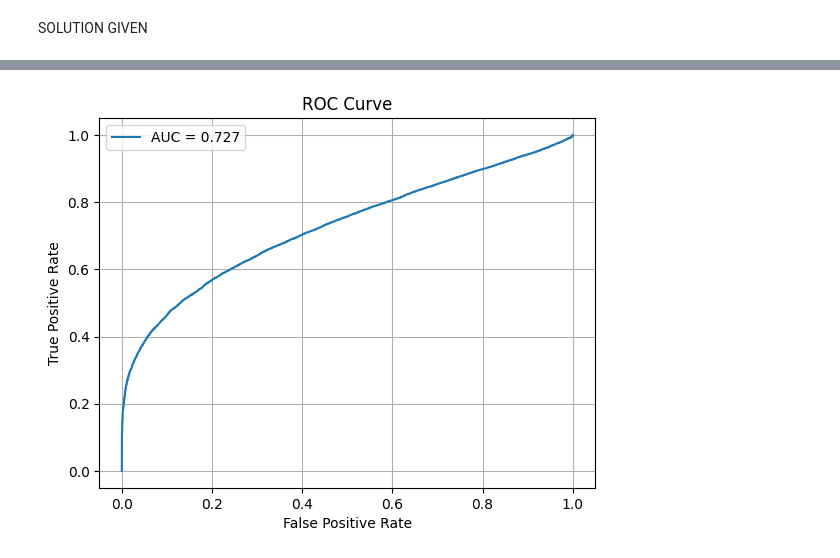
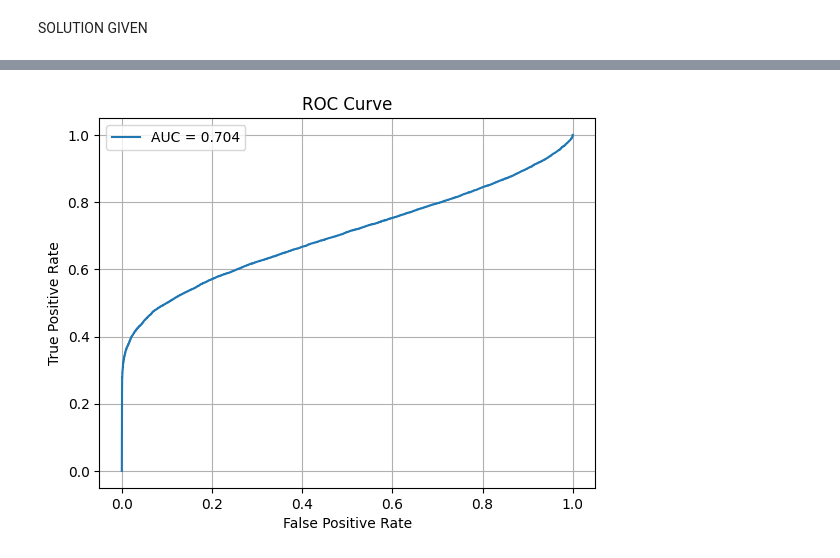
Before and after one commit to hanggao811/AnomalyDetectionLIGO, a Jupyter notebook: AE_simplest.ipynb, the cells around one changed output, grey strips where cells are left out. Cells and saved outputs as stored; diff of their text form; code cells hidden in the pictures.

```diff
--- a/AE_simplest.ipynb
+++ b/AE_simplest.ipynb
@@ -100,6 +117,8 @@ sglf_train = add_correlation_channel(sglf_train)
 sglf_test = add_correlation_channel(sglf_test)
 background_test_data = add_correlation_channel(background_test_data)
 signal_test_data = add_correlation_channel(signal_test_data)
+kinks = add_correlation_channel(kinks)
+cusps = add_correlation_channel(cusps)
 # %%
 # Add Psd channel using Welch with shape (N_samples, 101)
 fs = 4096
@@ -256,14 +294,14 @@ param_set = [
     {'batch_size': 256, 'dropout': 0.1, 'epochs': 50, 'f1': 32, 'f2': 16, 'f5': 3, 'k1': 16,  'k2': 32, 'k3': 64, 'k4': 128,  'k5': 5,  'lr': 0.001, 's1': 2, 's2': 2}, #0.978,0.984,0.280, before that(no correlation) 0.658,0.413,0.348
     #same feature but adding one more layer at the beginnning to make it symmetry without correlation #(None, 200, 32) (None, 100, 32) (None, 50, 16) (None, 100, 16) (None, 200, 32) (None, 200, 2)  0.942 0.968 0.346 no correlation gives 0.799 0.404 0.322
     #its not perfectly symmetric, let me try this
-    {'batch_size': 256, 'dropout': 0.1, 'epochs': 50, 'f1': 3, 'f2': 8, 'f3': 32, 'f4':128, 'k1': 4,  'k2':8 , 'k3': 16, 'k4':32, 'lr': 0.001, 's1': 1, 's2': 2, 's3':2, 's4':1}
+    {'batch_size': 700, 'dropout': 0.1, 'epochs': 50, 'f1': 3, 'f2': 8, 'f3': 32, 'f4':128, 'k1': 4,  'k2':8 , 'k3': 16, 'k4':32, 'lr': 0.001, 's1': 1, 's2': 2, 's3':2, 's4':1}
 
 
 ]
 params = param_set[1]
 AE = Autoencoder(input_shape=(200, 3),stft_shape=bg_train_stft.shape[1:], **params)
 AE.build_model()
-AE.model_.fit(background_train,{"reconstructed_signal":background_train,"predicted_stft":bg_train_stft},epochs=AE.epochs,batch_size=AE.batch_size,validation_split=0.2,verbose=1,callbacks=[EarlyStopping(monitor='val_loss', patience=5, restore_best_weights=True)])
+AE.model_.fit(background_train,{"reconstructed_signal":background_train,"predicted_x_stft":np.real(bg_train_stft),'predicted_y_stft':np.imag(bg_train_stft)},epochs=AE.epochs,batch_size=AE.batch_size,validation_split=0.2,verbose=1,callbacks=[EarlyStopping(monitor='val_loss', patience=5, restore_best_weights=True)])
 # %% [output]
 Encoder layer shape
 (None, 200, 3)
@@ -354,15 +349,15 @@ array([0.16235432, 0.16863161, 0.15032285, ..., 0.16232029, 0.15762365,
 # %%
-bbh_pred = AE.predict(bbh_test)['predicted_stft']
-bg_pred = AE.predict(background_test)['predicted_stft']
-bbh_mse = np.mean((bbh_pred - abs(bbh_test_stft))**2, axis=(1,2))
-bg_mse = np.mean((bg_pred - abs(bg_test_stft))**2, axis=(1,2))
+bbh_pred = AE.predict(bbh_test)['predicted_x_stft']+1j*AE.predict(bbh_test)['predicted_y_stft']
+bg_pred = AE.predict(background_test)['predicted_x_stft']+1j*AE.predict(background_test)['predicted_y_stft']
+bbh_mse = np.mean((bbh_pred - bbh_test_stft)**2, axis=(1,2))
+bg_mse = np.mean((bg_pred - bg_test_stft)**2, axis=(1,2))
 test_result = np.concatenate([bg_mse,bbh_mse])
 true = np.concatenate([np.zeros(bg_pred.shape[0]),np.ones(bbh_pred.shape[0])])
-print(min(bbh_mse),max(bbh_mse),np.mean(bbh_mse))
-print(min(bg_mse),max(bg_mse),np.mean(bg_mse))
+# print(min(bbh_mse),max(bbh_mse),np.mean(bbh_mse))
+# print(min(bg_mse),max(bg_mse),np.mean(bg_mse))
 
-fpr, tpr, thresholds = roc_curve(true, test_result)
-auc_bbh = roc_auc_score(true, test_result)
+fpr, tpr, thresholds = roc_curve(true, abs(test_result))
+auc_bbh = roc_auc_score(true, abs(test_result))
 plt.plot(fpr, tpr,label=f'AUC = {auc_bbh:.3f}')
 plt.xlabel("False Positive Rate")
 plt.ylabel("True Positive Rate")
@@ -379,13 +374,13 @@ plt.show()
 # %%
-sglf_pred = AE.predict(sglf_test)['predicted_stft']
-sglf_mse = np.mean((sglf_pred - abs(sglf_test_stft))**2, axis=(1,2))
+sglf_pred = AE.predict(sglf_test)['predicted_x_stft']+1j*AE.predict(sglf_test)['predicted_y_stft']
+sglf_mse = np.mean((sglf_pred - sglf_test_stft)**2, axis=(1,2))
 test_result = np.concatenate([bg_mse,sglf_mse])
 true = np.concatenate([np.zeros(bg_pred.shape[0]),np.ones(sglf_pred.shape[0])])
-print(min(sglf_mse),max(sglf_mse),np.mean(sglf_mse))
-print(min(bg_mse),max(bg_mse),np.mean(bg_mse))
+# print(min(sglf_mse),max(sglf_mse),np.mean(sglf_mse))
+# print(min(bg_mse),max(bg_mse),np.mean(bg_mse))
 
-fpr, tpr, thresholds = roc_curve(true, test_result)
-auc_sglf = roc_auc_score(true, test_result)
+fpr, tpr, thresholds = roc_curve(true, abs(test_result))
+auc_sglf = roc_auc_score(true, abs(test_result))
 plt.plot(fpr, tpr,label=f'AUC = {auc_sglf:.3f}')
 plt.xlabel("False Positive Rate")
 plt.ylabel("True Positive Rate")
@@ -400 +394 @@ plt.show()
-[figure, old version]
+[figure, new version]
```
Also changed, not shown: parts of 12 cells of this notebook.
